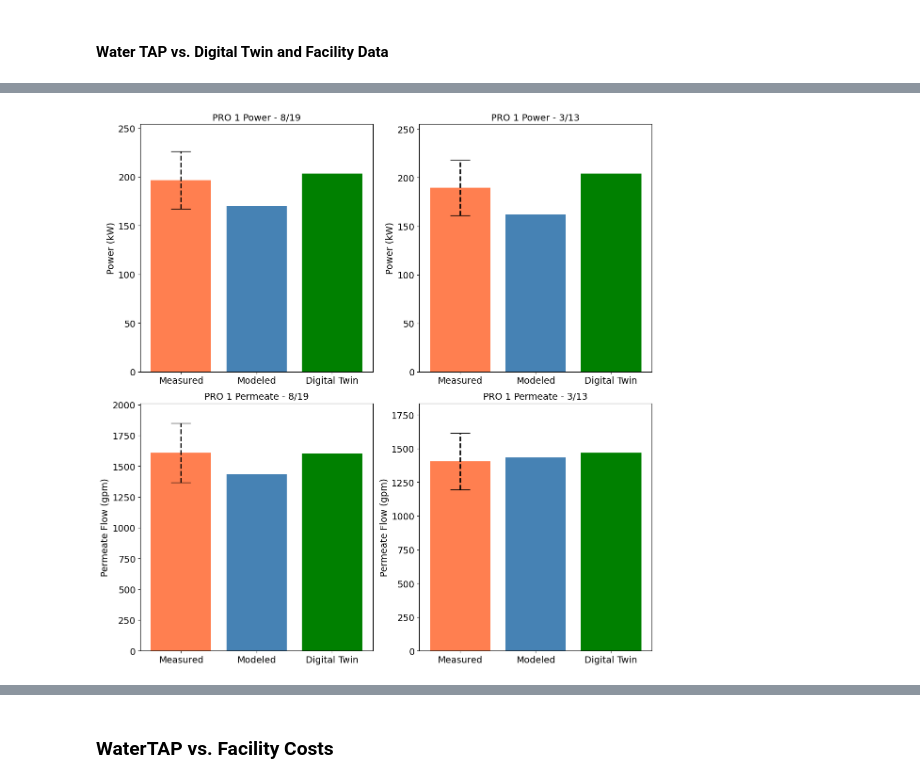
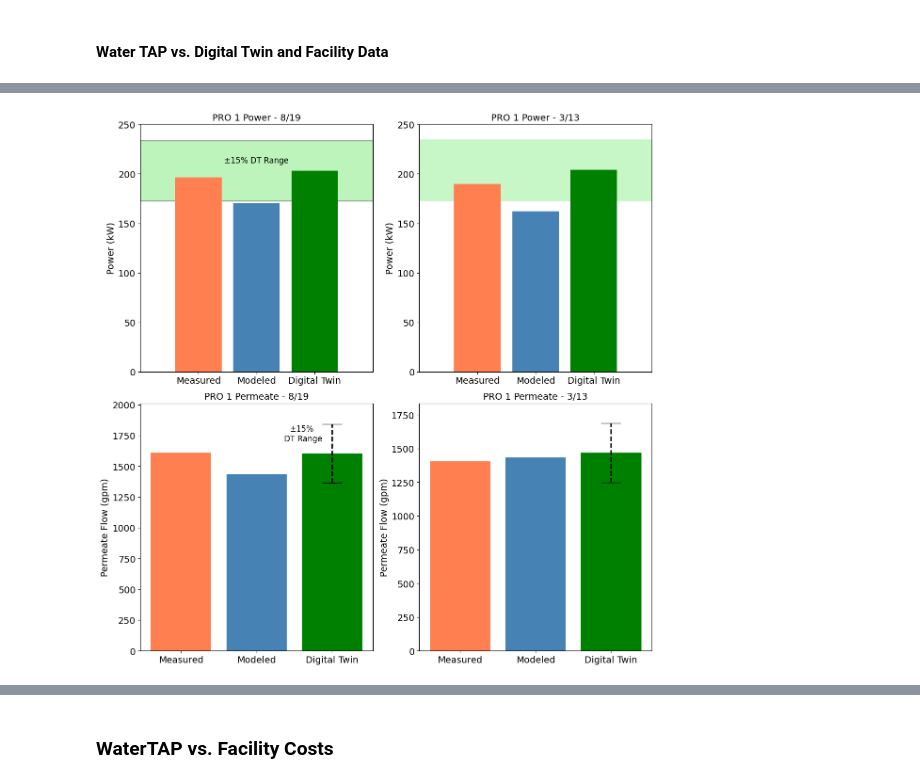
Before and after one commit to watertap-org/flex_desal, a Jupyter notebook: src/wrd/report/Jan2026_report_figures.ipynb, the cells around one changed output, grey strips where cells are left out. Drawn from its saved outputs; the diff is of its cells as text; code cells hidden in the pictures.

```diff
--- a/src/wrd/report/Jan2026_report_figures.ipynb
+++ b/src/wrd/report/Jan2026_report_figures.ipynb
@@ -49,49 +48,55 @@ fig_2, ((ax1, ax2), (ax3, ax4)) = plt.subplots(2, 2, figsize=(12, 12))
 # Subplot 1: 8/19 Power data
 categories_1 = ['Measured', 'Modeled', 'Digital Twin']
 values_1 = [measured_power_8_19, modeled_power_8_19, DT_power_8_19]
+ax1.fill_between(np.array([-1,3]), DT_power_8_19 * 0.85, DT_power_8_19 * 1.15, color='lightgreen', alpha=.6, label='±15% DT Range',edgecolor='black',linewidth=1)
 ax1.bar(categories_1, values_1, color=['coral', 'steelblue', 'green'])
-eb1 = ax1.errorbar(0,measured_power_8_19,yerr=measured_power_8_19 * 0.15,  color='black', capsize=15, linewidth=2)
-eb1[-1][0].set_linestyle('--')
+ax1.text(1, DT_power_8_19 + 8, '±15% DT Range', color='black', fontsize=12, ha='center')
+# eb1 = ax1.errorbar(2,DT_power_8_19,yerr=DT_power_8_19 * 0.15,  color='black', capsize=40, linewidth=2)
+# eb1[-1][0].set_linestyle('--')
 ax1.set_ylabel('Power (kW)', fontsize=14)
 ax1.set_title('PRO 1 Power - 8/19', fontsize=14)
-ax1.set_ylim([0, max(values_1) * 1.25])
+ax1.set_ylim([0, 250])
+ax1.set_xlim(([-1,3]))
 ax1.tick_params(labelsize=14)
 
 # Subplot 2: 3/13 Power data
 categories_2 = ['Measured', 'Modeled', 'Digital Twin']
 values_2 = [measured_power_3_13, modeled_power_3_13, DT_power_3_13]
+ax2.fill_between(np.array([-1,3]), DT_power_3_13 * 0.85, DT_power_3_13 * 1.15, color='lightgreen', alpha=.5, label='±15% DT Range')
 ax2.bar(categories_2, values_2, color=['coral', 'steelblue', 'green'])
-eb2 = ax2.errorbar(0,measured_power_3_13,yerr=measured_power_3_13 * 0.15,  color='black', capsize=15, linewidth=2)
-eb2[-1][0].set_linestyle('--')
+# eb2 = ax2.errorbar(0,measured_power_3_13,yerr=measured_power_3_13 * 0.15,  color='black', capsize=15, linewidth=2)
+# eb2[-1][0].set_linestyle('--')
 ax2.set_ylabel('Power (kW)', fontsize=14)
 ax2.set_title('PRO 1 Power - 3/13', fontsize=14)
-ax2.set_ylim([0, max(values_2) * 1.25])
+ax2.set_ylim([0, 250])
+ax2.set_xlim(([-1,3]))
 ax2.tick_params(labelsize=14)
 
 # Subplot 3: 8/19 Permeate data
 categories_3 = ['Measured', 'Modeled', 'Digital Twin']
 values_3 = [measured_perm_8_19, modeled_perm_8_19, DT_perm_8_19]
 ax3.bar(categories_3, values_3, color=['coral', 'steelblue', 'green'])
-eb3 = ax3.errorbar(0, measured_perm_8_19, yerr=measured_perm_8_19 * 0.15, color='black', capsize=15, linewidth=2)
+eb3 = ax3.errorbar(2, DT_perm_8_19, yerr=DT_perm_8_19 * 0.15, color='black', capsize=15, linewidth=2)
 eb3[-1][0].set_linestyle('--')
+ax3.text(1.6, DT_perm_8_19 + 100, '±15%\n DT Range', color='black', fontsize=12, ha='center')
 ax3.set_ylabel('Permeate Flow (gpm)', fontsize=14)
 ax3.set_title('PRO 1 Permeate - 8/19', fontsize=14)
 ax3.set_ylim([0, max(values_3) * 1.25])
 ax3.tick_params(labelsize=14)
 
 # Subplot 4: 3/13 Permeate data
 categories_4 = ['Measured', 'Modeled', 'Digital Twin']
 values_4 = [measured_perm_3_13, modeled_perm_3_13, DT_perm_3_13]
 ax4.bar(categories_4, values_4, color=['coral', 'steelblue', 'green'])
-eb4 = ax4.errorbar(0, measured_perm_3_13, yerr=measured_perm_3_13 * 0.15, color='black', capsize=15, linewidth=2)
+eb4 = ax4.errorbar(2, DT_perm_3_13, yerr=DT_perm_3_13 * 0.15, color='black', capsize=15, linewidth=2)
 eb4[-1][0].set_linestyle('--')
 ax4.set_ylabel('Permeate Flow (gpm)', fontsize=14)
 ax4.set_title('PRO 1 Permeate - 3/13', fontsize=14)
 ax4.set_ylim([0, max(values_4) * 1.25])
 ax4.tick_params(labelsize=14)
 
 plt.tight_layout()
 plt.savefig('PRO1_Power_Comparison.png', dpi=300)
 # %% [output]
-[figure, old version]
+[figure, new version]
 # %%
```
Also changed, not shown: parts of 3 cells of this notebook, 2 other files.
